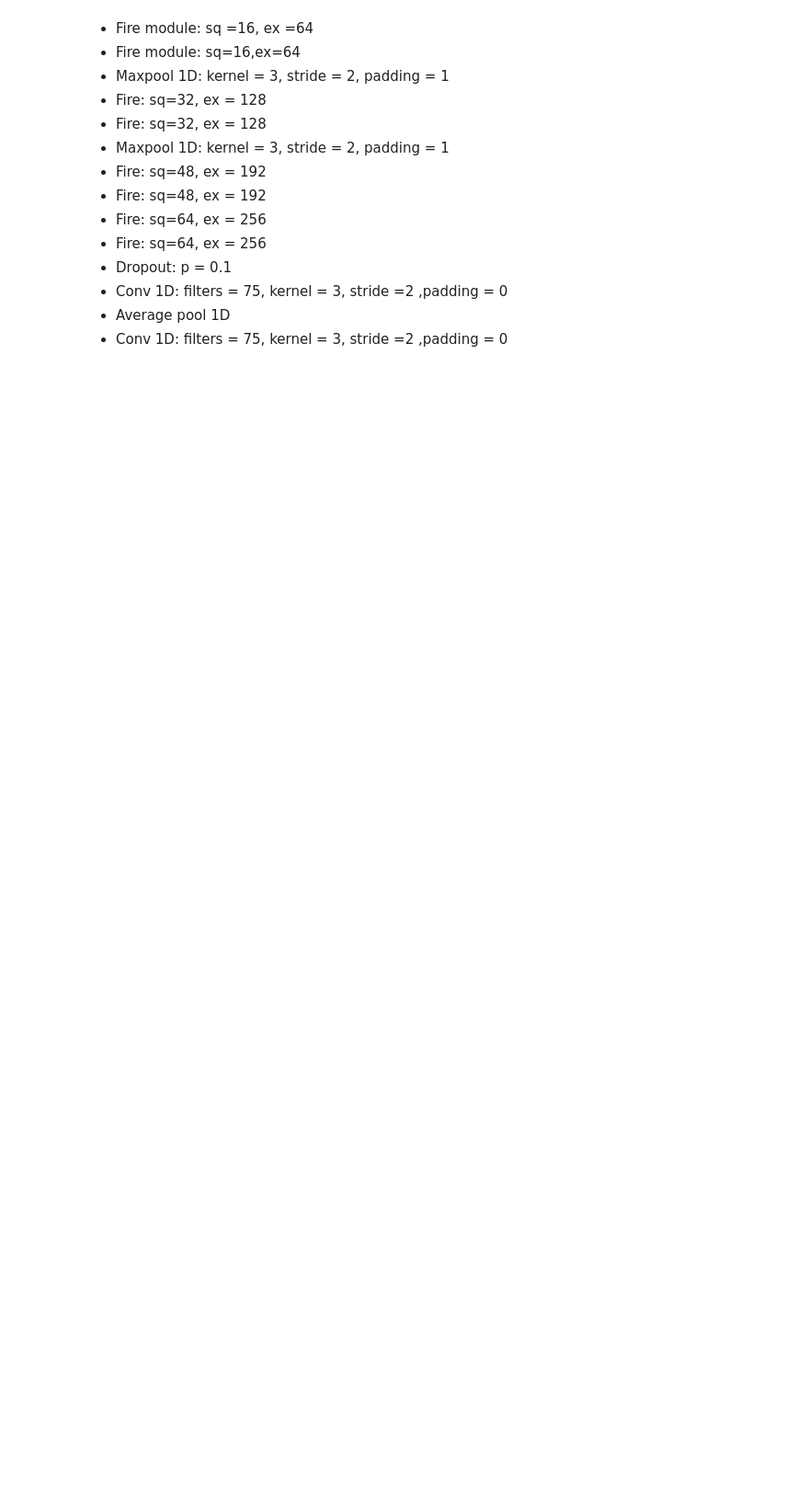
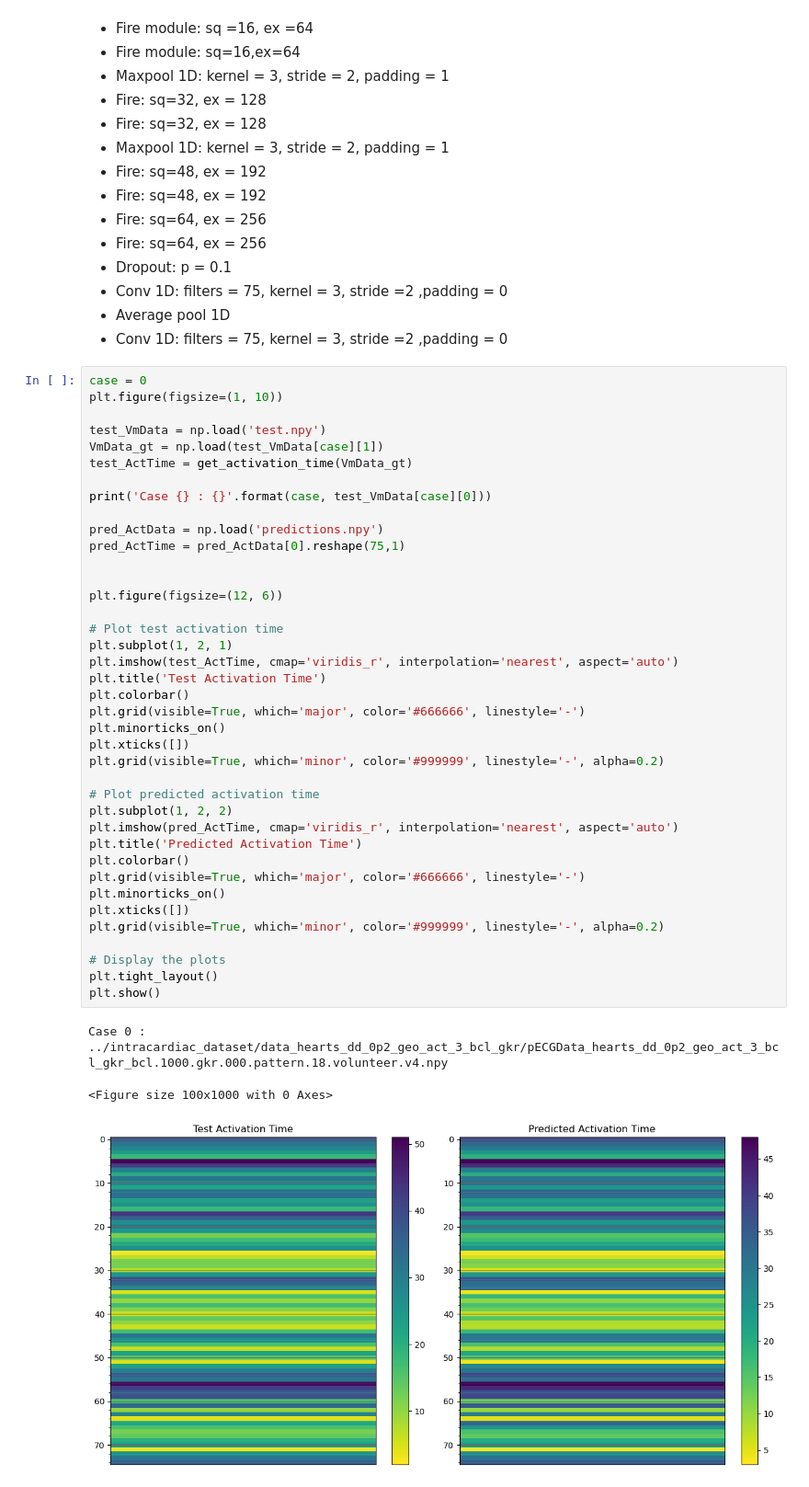
Before and after one commit to kh-bh/DSC_2024_Space_Jam, a Jupyter notebook: Task_Three/task_3_getting_started.ipynb, the cells around one changed output. Shown at 92% size. Cells and saved outputs as stored; diff of their text form; blank space fills up the shorter version.

```diff
--- a/Task_Three/task_3_getting_started.ipynb
+++ b/Task_Three/task_3_getting_started.ipynb
@@ -219,3 +219,46 @@ Case 213 : ../intracardiac_dataset/data_hearts_dd_0p2\pECGData_hearts_dd_0p2_vol
 - Conv 1D: filters = 75, kernel = 3, stride =2 ,padding = 0
 - Average pool 1D
 - Conv 1D: filters = 75, kernel = 3, stride =2 ,padding = 0
+# %%
+case = 0
+plt.figure(figsize=(1, 10))
+
+test_VmData = np.load('test.npy')
+VmData_gt = np.load(test_VmData[case][1])
+test_ActTime = get_activation_time(VmData_gt)
+
+print('Case {} : {}'.format(case, test_VmData[case][0]))
+
+pred_ActData = np.load('predictions.npy')
+pred_ActTime = pred_ActData[0].reshape(75,1)
+
+
+plt.figure(figsize=(12, 6))
+
+# Plot test activation time
+plt.subplot(1, 2, 1)
+plt.imshow(test_ActTime, cmap='viridis_r', interpolation='nearest', aspect='auto')
+plt.title('Test Activation Time')
+plt.colorbar()
+plt.grid(visible=True, which='major', color='#666666', linestyle='-')
+plt.minorticks_on()
+plt.xticks([])
+plt.grid(visible=True, which='minor', color='#999999', linestyle='-', alpha=0.2)
+
+# Plot predicted activation time
+plt.subplot(1, 2, 2)
+plt.imshow(pred_ActTime, cmap='viridis_r', interpolation='nearest', aspect='auto')
+plt.title('Predicted Activation Time')
+plt.colorbar()
+plt.grid(visible=True, which='major', color='#666666', linestyle='-')
+plt.minorticks_on()
+plt.xticks([])
+plt.grid(visible=True, which='minor', color='#999999', linestyle='-', alpha=0.2)
+
+# Display the plots
+plt.tight_layout()
+plt.show()
+# %% [output]
+Case 0 : ../intracardiac_dataset/data_hearts_dd_0p2_geo_act_3_bcl_gkr/pECGData_hearts_dd_0p2_geo_act_3_bcl_gkr_bcl.1000.gkr.000.pattern.18.volunteer.v4.npy
+<Figure size 100x1000 with 0 Axes>
+[figure, added]
```
Also changed, not shown: parts of 4 cells of this notebook.
